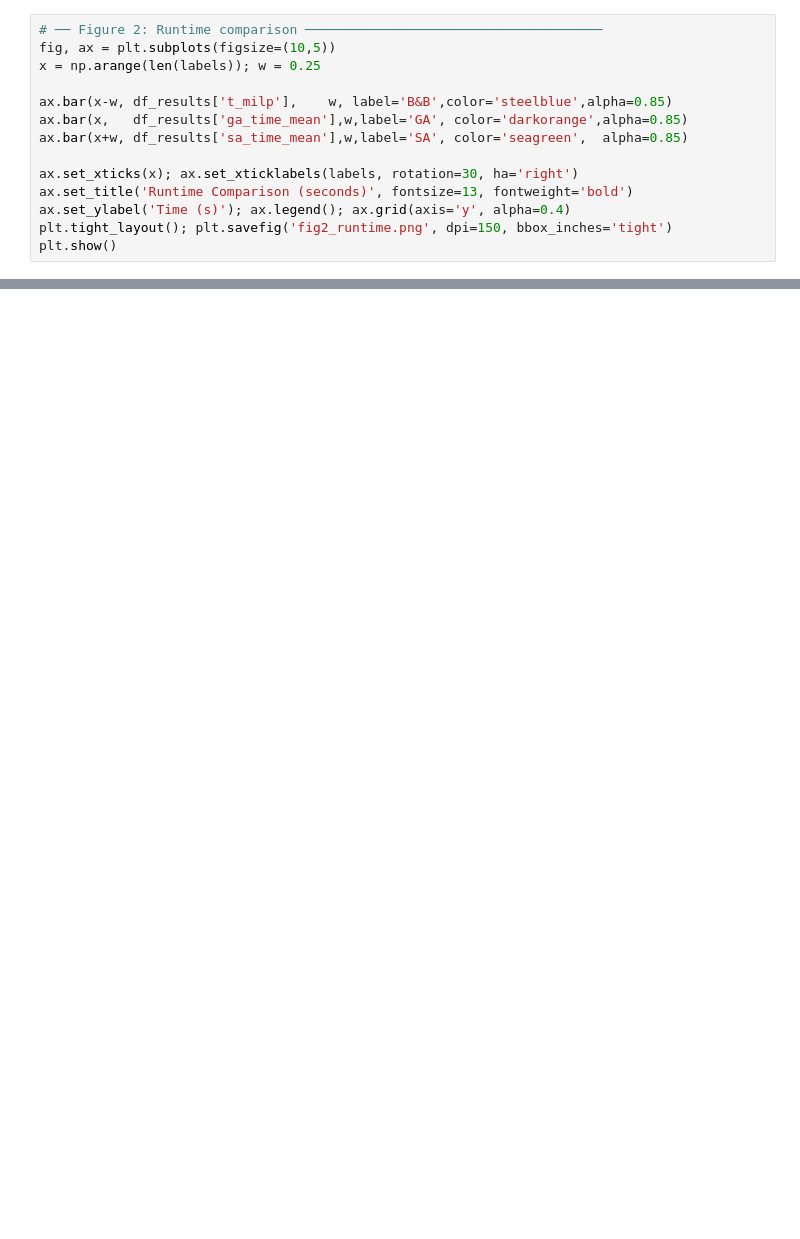
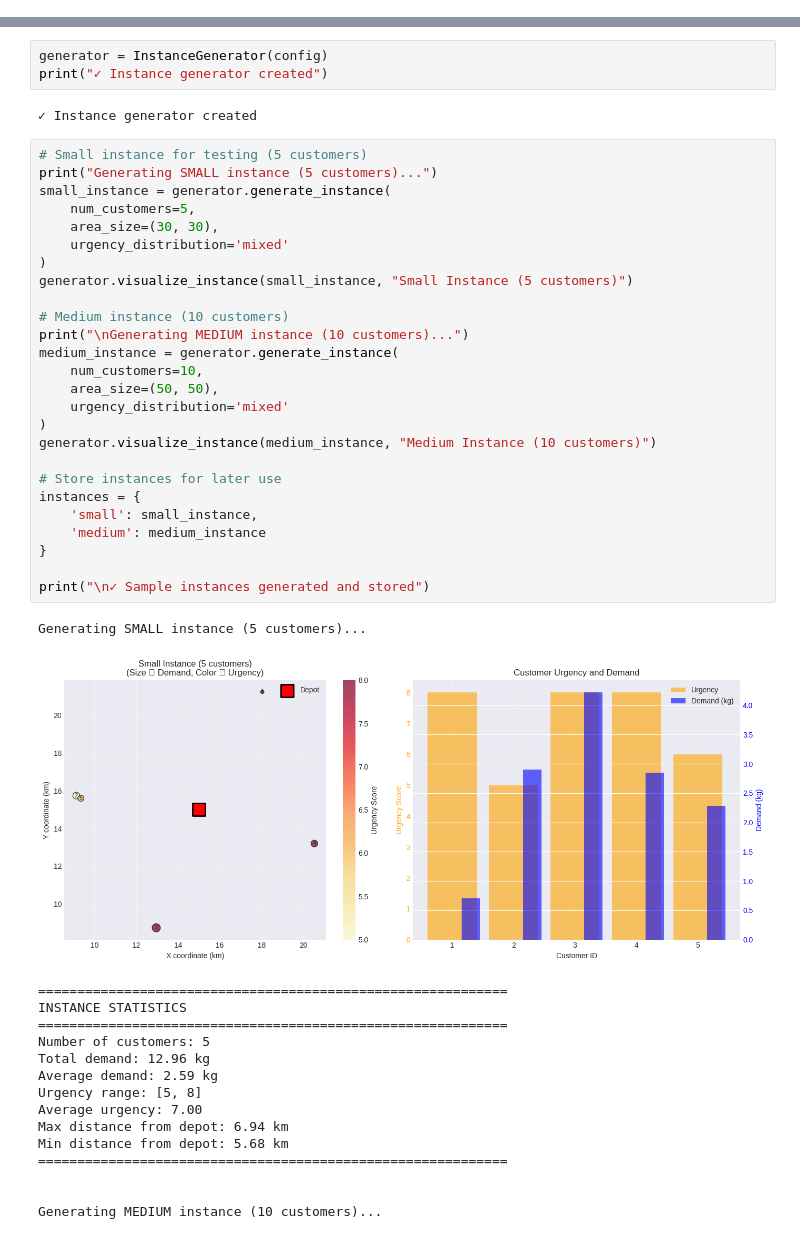
Before and after one commit to SofiaLalam/Drone-Based-Delivery-Optimization, a Jupyter notebook: Notebook/Project_Notebook.ipynb, the cells around one changed output, grey strips where cells are left out. Cells and saved outputs as stored; diff of their text form; blank space fills up the shorter version.

```diff
--- a/Notebook/Project_Notebook.ipynb
+++ b/Notebook/Project_Notebook.ipynb
@@ -1843,14 +0,0 @@ Note that B&B solves I04 (n=8, Loose) in just 4.2s but needs 58.6s for I05 (n=8,
-# %%
-# ── Figure 2: Runtime comparison ──────────────────────────────────────
-fig, ax = plt.subplots(figsize=(10,5))
-x = np.arange(len(labels)); w = 0.25
-
-ax.bar(x-w, df_results['t_milp'],    w, label='B&B',color='steelblue',alpha=0.85)
-ax.bar(x,   df_results['ga_time_mean'],w,label='GA', color='darkorange',alpha=0.85)
-ax.bar(x+w, df_results['sa_time_mean'],w,label='SA', color='seagreen',  alpha=0.85)
-
-ax.set_xticks(x); ax.set_xticklabels(labels, rotation=30, ha='right')
-ax.set_title('Runtime Comparison (seconds)', fontsize=13, fontweight='bold')
-ax.set_ylabel('Time (s)'); ax.legend(); ax.grid(axis='y', alpha=0.4)
-plt.tight_layout(); plt.savefig('fig2_runtime.png', dpi=150, bbox_inches='tight')
-plt.show()
@@ -1947,0 +400,48 @@ Average SA time:  0.4s
+# %%
+generator = InstanceGenerator(config)
+print("✓ Instance generator created")
+# %% [output]
+✓ Instance generator created
+# %%
+# Small instance for testing (5 customers)
+print("Generating SMALL instance (5 customers)...")
+small_instance = generator.generate_instance(
+    num_customers=5,
+    area_size=(30, 30),
+    urgency_distribution='mixed'
+)
+generator.visualize_instance(small_instance, "Small Instance (5 customers)")
+
+# Medium instance (10 customers)
+print("\nGenerating MEDIUM instance (10 customers)...")
+medium_instance = generator.generate_instance(
+    num_customers=10,
+    area_size=(50, 50),
+    urgency_distribution='mixed'
+)
+generator.visualize_instance(medium_instance, "Medium Instance (10 customers)")
+
+# Store instances for later use
+instances = {
+    'small': small_instance,
+    'medium': medium_instance
+}
+
+print("\n✓ Sample instances generated and stored")
+# %% [output]
+Generating SMALL instance (5 customers)...
+[figure, added]
+============================================================
+INSTANCE STATISTICS
+============================================================
+Number of customers: 5
+Total demand: 12.96 kg
+Average demand: 2.59 kg
+Urgency range: [5, 8]
+Average urgency: 7.00
+Max distance from depot: 6.94 km
+Min distance from depot: 5.68 km
+============================================================
+
+
+Generating MEDIUM instance (10 customers)...
```
Also changed, not shown: parts of 83 cells of this notebook.
